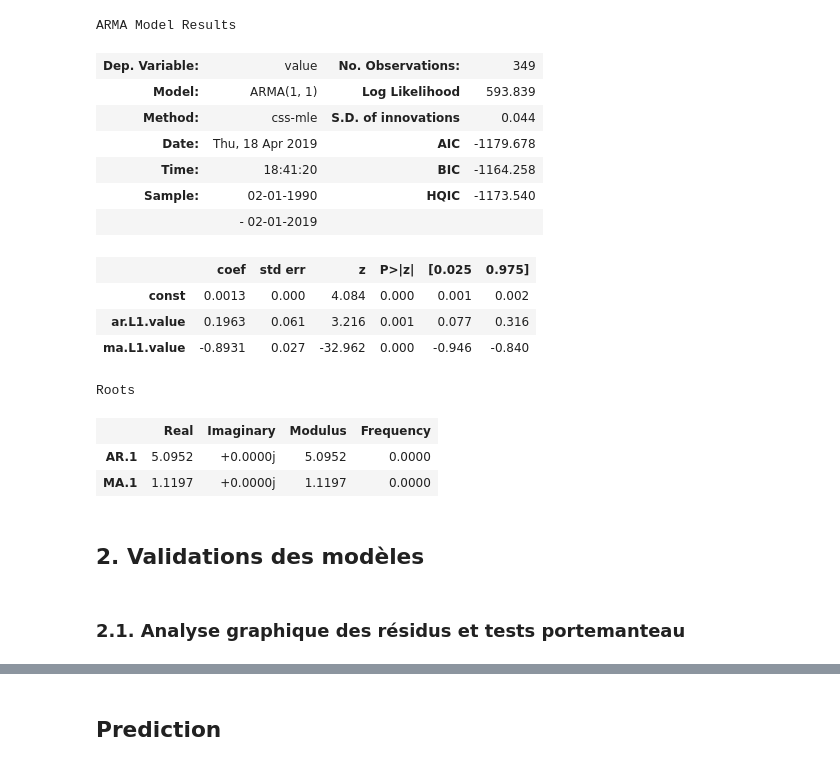
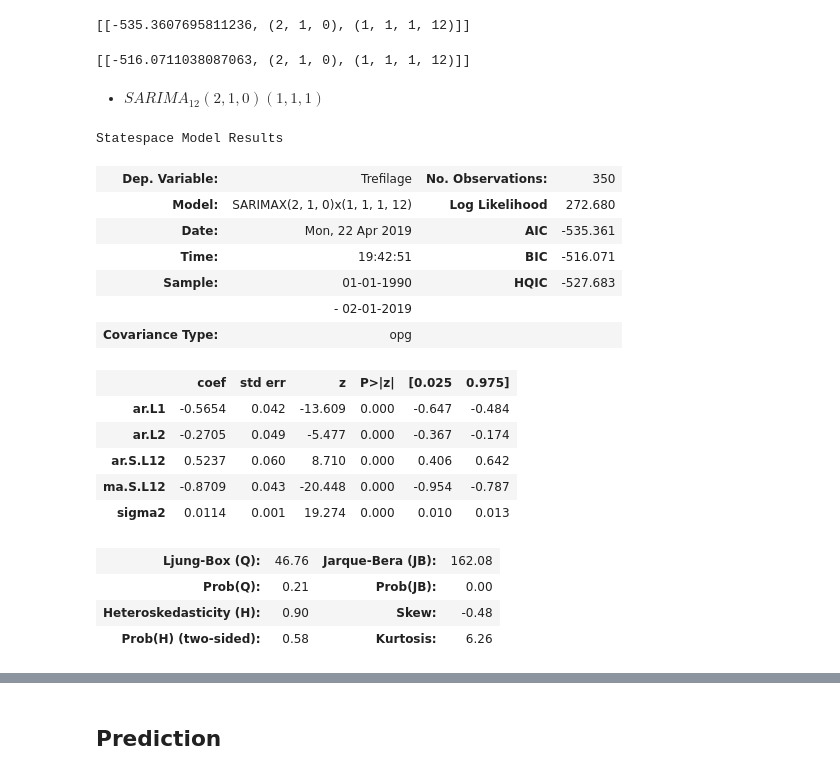
Before and after one commit to DimSum2k20/TimeSeries, a Jupyter notebook: partie2_modeles_arima_sarima.ipynb, the cells around one changed output, grey strips where cells are left out. Cells and saved outputs as stored; diff of their text form; code cells hidden in the pictures.

Commit message:
update choix modele sarima

```diff
--- a/partie2_modeles_arima_sarima.ipynb
+++ b/partie2_modeles_arima_sarima.ipynb
@@ -16,0 +19,12 @@ os.getcwd()
+# %%
+dfT = pd.read_csv(
+   "Trefilage/valeurs_mensuelles.csv",
+    sep=";",
+    skiprows=[1, 2],
+    index_col="Libellé",
+    parse_dates=["Libellé"])
+dfT.columns = ["Trefilage","ToDelete"]
+del(dfT["ToDelete"])
+
+log_dfT = np.log(dfT)
+log_dfT.head()
@@ -145,24 +153,32 @@ Roots
+# %%
+sorted(best_aic, key=lambda x:x[0])
+# %% [output]
+[[-535.3607695811236, (2, 1, 0), (1, 1, 1, 12)]]
+# %%
+sorted(best_bic, key=lambda x:x[0])
+# %% [output]
+[[-516.0711038087063, (2, 1, 0), (1, 1, 1, 12)]]
+# %% [markdown]
+* $SARIMA_{12}(2,1,0)(1,1,1)$
 # %%
-arima_model = ARIMA(s, order=(1,0,1)).fit()
-arima_model.summary()
+sarima_model = SARIMAX(log_dfT, order=(2,1,0), seasonal_order=(1,1,1,12)).fit()
+sarima_model.summary()
 # %% [output]
-ARMA Model Results
+Statespace Model Results
-| Dep. Variable: | value | No. Observations: | 349 |
-| Model: | ARMA(1, 1) | Log Likelihood | 593.839 |
-| Method: | css-mle | S.D. of innovations | 0.044 |
-| Date: | Thu, 18 Apr 2019 | AIC | -1179.678 |
-| Time: | 18:41:20 | BIC | -1164.258 |
-| Sample: | 02-01-1990 | HQIC | -1173.540 |
+| Dep. Variable: | Trefilage | No. Observations: | 350 |
+| Model: | SARIMAX(2, 1, 0)x(1, 1, 1, 12) | Log Likelihood | 272.680 |
+| Date: | Mon, 22 Apr 2019 | AIC | -535.361 |
+| Time: | 19:42:51 | BIC | -516.071 |
+| Sample: | 01-01-1990 | HQIC | -527.683 |
 |  | - 02-01-2019 |  |  |
+| Covariance Type: | opg |  |  |
 |  | coef | std err | z | P>|z| | [0.025 | 0.975] |
-| const | 0.0013 | 0.000 | 4.084 | 0.000 | 0.001 | 0.002 |
-| ar.L1.value | 0.1963 | 0.061 | 3.216 | 0.001 | 0.077 | 0.316 |
-| ma.L1.value | -0.8931 | 0.027 | -32.962 | 0.000 | -0.946 | -0.840 |
+| ar.L1 | -0.5654 | 0.042 | -13.609 | 0.000 | -0.647 | -0.484 |
+| ar.L2 | -0.2705 | 0.049 | -5.477 | 0.000 | -0.367 | -0.174 |
+| ar.S.L12 | 0.5237 | 0.060 | 8.710 | 0.000 | 0.406 | 0.642 |
+| ma.S.L12 | -0.8709 | 0.043 | -20.448 | 0.000 | -0.954 | -0.787 |
+| sigma2 | 0.0114 | 0.001 | 19.274 | 0.000 | 0.010 | 0.013 |
-Roots
-|  | Real | Imaginary | Modulus | Frequency |
-| AR.1 | 5.0952 | +0.0000j | 5.0952 | 0.0000 |
-| MA.1 | 1.1197 | +0.0000j | 1.1197 | 0.0000 |
+| Ljung-Box (Q): | 46.76 | Jarque-Bera (JB): | 162.08 |
+| Prob(Q): | 0.21 | Prob(JB): | 0.00 |
+| Heteroskedasticity (H): | 0.90 | Skew: | -0.48 |
+| Prob(H) (two-sided): | 0.58 | Kurtosis: | 6.26 |
-# %% [markdown]
-## 2. Validations des modèles
-# %% [markdown]
-### 2.1. Analyse graphique des résidus et tests portemanteau
```
Also changed, not shown: parts of 31 cells of this notebook.
